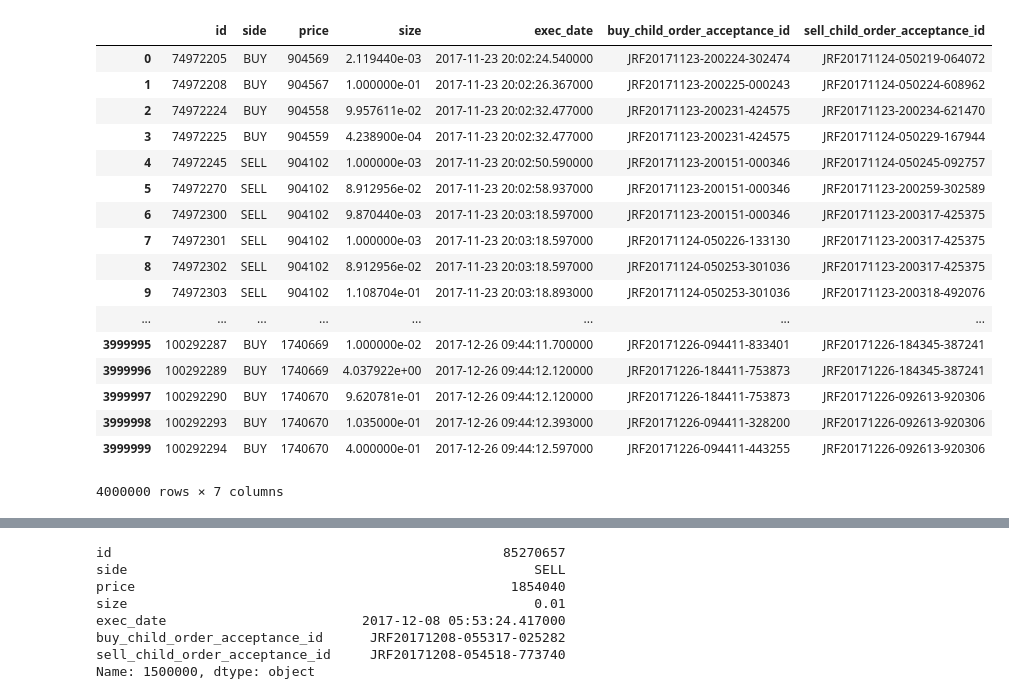
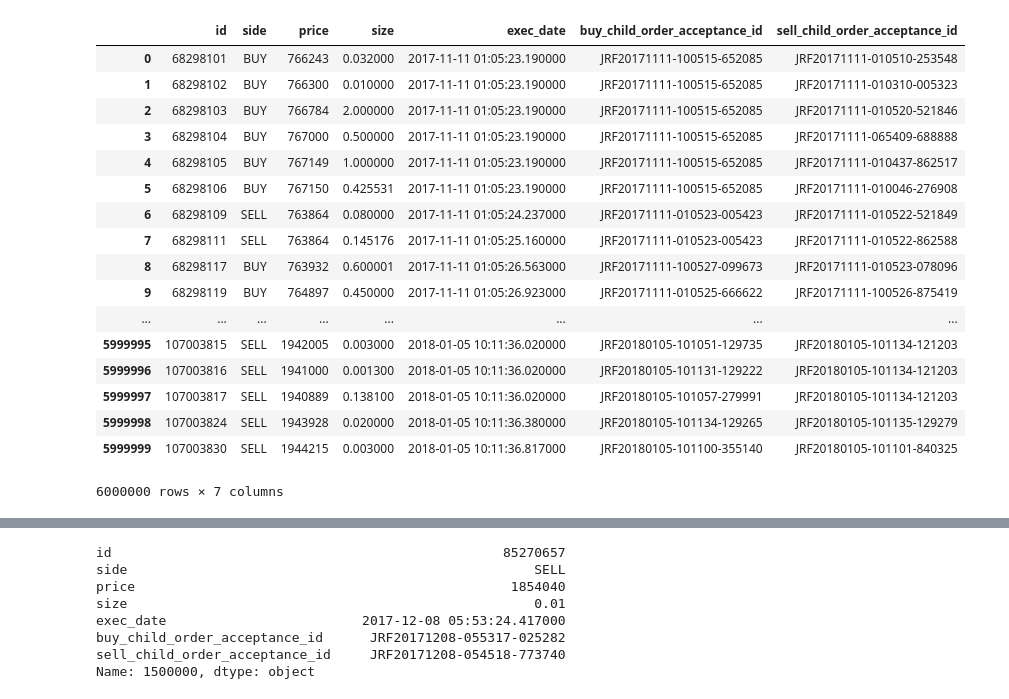
Before and after one commit to threepipes/PyBitTrader, a Jupyter notebook: simulation.ipynb, the cells around one changed output, grey strips where cells are left out. Cells and saved outputs as stored; diff of their text form; code cells hidden in the pictures.

```diff
--- a/simulation.ipynb
+++ b/simulation.ipynb
@@ -12,22 +12,22 @@ pd.read_sql('select count(*) from history', con)
 # %%
-df = pd.read_sql_query('select * from history limit 4000000 offset 5000000', con)
+df = pd.read_sql_query('select * from history limit 6000000 offset 4000000', con)
 df
 # %% [output]
 |  | id | side | price | size | exec_date | buy_child_order_acceptance_id | sell_child_order_acceptance_id |
-| 0 | 74972205 | BUY | 904569 | 2.119440e-03 | 2017-11-23 20:02:24.540000 | JRF20171123-200224-302474 | JRF20171124-050219-064072 |
-| 1 | 74972208 | BUY | 904567 | 1.000000e-01 | 2017-11-23 20:02:26.367000 | JRF20171123-200225-000243 | JRF20171124-050224-608962 |
-| 2 | 74972224 | BUY | 904558 | 9.957611e-02 | 2017-11-23 20:02:32.477000 | JRF20171123-200231-424575 | JRF20171123-200234-621470 |
-| 3 | 74972225 | BUY | 904559 | 4.238900e-04 | 2017-11-23 20:02:32.477000 | JRF20171123-200231-424575 | JRF20171124-050229-167944 |
-| 4 | 74972245 | SELL | 904102 | 1.000000e-03 | 2017-11-23 20:02:50.590000 | JRF20171123-200151-000346 | JRF20171124-050245-092757 |
-| 5 | 74972270 | SELL | 904102 | 8.912956e-02 | 2017-11-23 20:02:58.937000 | JRF20171123-200151-000346 | JRF20171123-200259-302589 |
-| 6 | 74972300 | SELL | 904102 | 9.870440e-03 | 2017-11-23 20:03:18.597000 | JRF20171123-200151-000346 | JRF20171123-200317-425375 |
-| 7 | 74972301 | SELL | 904102 | 1.000000e-03 | 2017-11-23 20:03:18.597000 | JRF20171124-050226-133130 | JRF20171123-200317-425375 |
-| 8 | 74972302 | SELL | 904102 | 8.912956e-02 | 2017-11-23 20:03:18.597000 | JRF20171124-050253-301036 | JRF20171123-200317-425375 |
-| 9 | 74972303 | SELL | 904102 | 1.108704e-01 | 2017-11-23 20:03:18.893000 | JRF20171124-050253-301036 | JRF20171123-200318-492076 |
+| 0 | 68298101 | BUY | 766243 | 0.032000 | 2017-11-11 01:05:23.190000 | JRF20171111-100515-652085 | JRF20171111-010510-253548 |
+| 1 | 68298102 | BUY | 766300 | 0.010000 | 2017-11-11 01:05:23.190000 | JRF20171111-100515-652085 | JRF20171111-010310-005323 |
+| 2 | 68298103 | BUY | 766784 | 2.000000 | 2017-11-11 01:05:23.190000 | JRF20171111-100515-652085 | JRF20171111-010520-521846 |
+| 3 | 68298104 | BUY | 767000 | 0.500000 | 2017-11-11 01:05:23.190000 | JRF20171111-100515-652085 | JRF20171111-065409-688888 |
+| 4 | 68298105 | BUY | 767149 | 1.000000 | 2017-11-11 01:05:23.190000 | JRF20171111-100515-652085 | JRF20171111-010437-862517 |
+| 5 | 68298106 | BUY | 767150 | 0.425531 | 2017-11-11 01:05:23.190000 | JRF20171111-100515-652085 | JRF20171111-010046-276908 |
+| 6 | 68298109 | SELL | 763864 | 0.080000 | 2017-11-11 01:05:24.237000 | JRF20171111-010523-005423 | JRF20171111-010522-521849 |
+| 7 | 68298111 | SELL | 763864 | 0.145176 | 2017-11-11 01:05:25.160000 | JRF20171111-010523-005423 | JRF20171111-010522-862588 |
+| 8 | 68298117 | BUY | 763932 | 0.600001 | 2017-11-11 01:05:26.563000 | JRF20171111-100527-099673 | JRF20171111-010523-078096 |
+| 9 | 68298119 | BUY | 764897 | 0.450000 | 2017-11-11 01:05:26.923000 | JRF20171111-010525-666622 | JRF20171111-100526-875419 |
 | ... | ... | ... | ... | ... | ... | ... | ... |
-| 3999995 | 100292287 | BUY | 1740669 | 1.000000e-02 | 2017-12-26 09:44:11.700000 | JRF20171226-094411-833401 | JRF20171226-184345-387241 |
-| 3999996 | 100292289 | BUY | 1740669 | 4.037922e+00 | 2017-12-26 09:44:12.120000 | JRF20171226-184411-753873 | JRF20171226-184345-387241 |
-| 3999997 | 100292290 | BUY | 1740670 | 9.620781e-01 | 2017-12-26 09:44:12.120000 | JRF20171226-184411-753873 | JRF20171226-092613-920306 |
-| 3999998 | 100292293 | BUY | 1740670 | 1.035000e-01 | 2017-12-26 09:44:12.393000 | JRF20171226-094411-328200 | JRF20171226-092613-920306 |
-| 3999999 | 100292294 | BUY | 1740670 | 4.000000e-01 | 2017-12-26 09:44:12.597000 | JRF20171226-094411-443255 | JRF20171226-092613-920306 |
+| 5999995 | 107003815 | SELL | 1942005 | 0.003000 | 2018-01-05 10:11:36.020000 | JRF20180105-101051-129735 | JRF20180105-101134-121203 |
+| 5999996 | 107003816 | SELL | 1941000 | 0.001300 | 2018-01-05 10:11:36.020000 | JRF20180105-101131-129222 | JRF20180105-101134-121203 |
+| 5999997 | 107003817 | SELL | 1940889 | 0.138100 | 2018-01-05 10:11:36.020000 | JRF20180105-101057-279991 | JRF20180105-101134-121203 |
+| 5999998 | 107003824 | SELL | 1943928 | 0.020000 | 2018-01-05 10:11:36.380000 | JRF20180105-101134-129265 | JRF20180105-101135-129279 |
+| 5999999 | 107003830 | SELL | 1944215 | 0.003000 | 2018-01-05 10:11:36.817000 | JRF20180105-101100-355140 | JRF20180105-101101-840325 |
-4000000 rows × 7 columns
+6000000 rows × 7 columns
```
Also changed, not shown: parts of 36 cells of this notebook, 6 other files.
